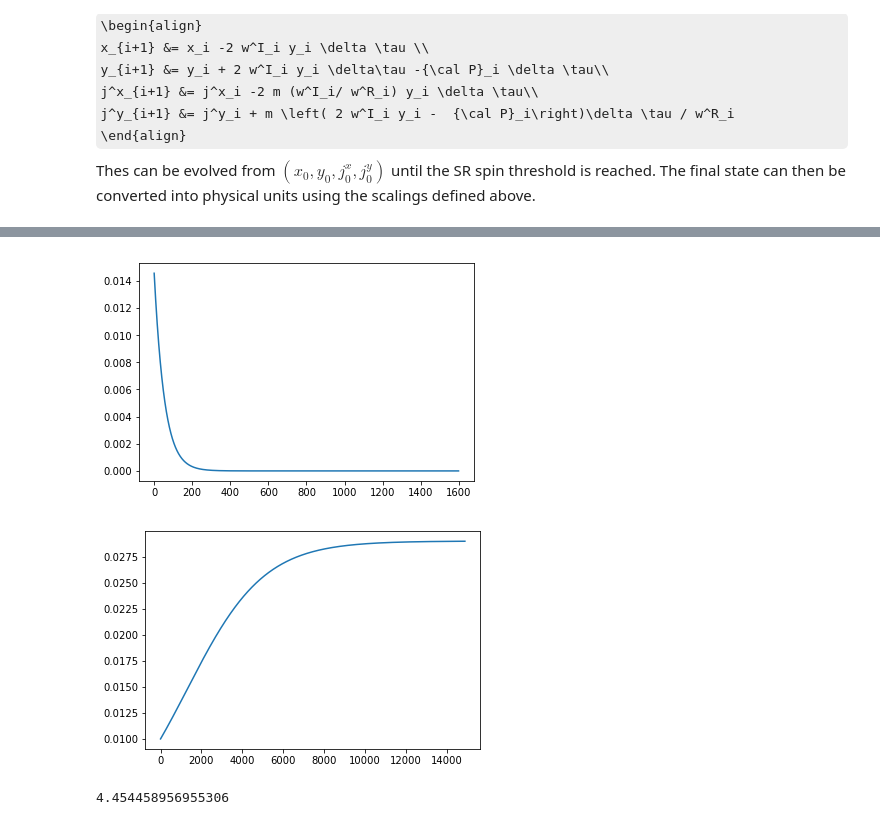
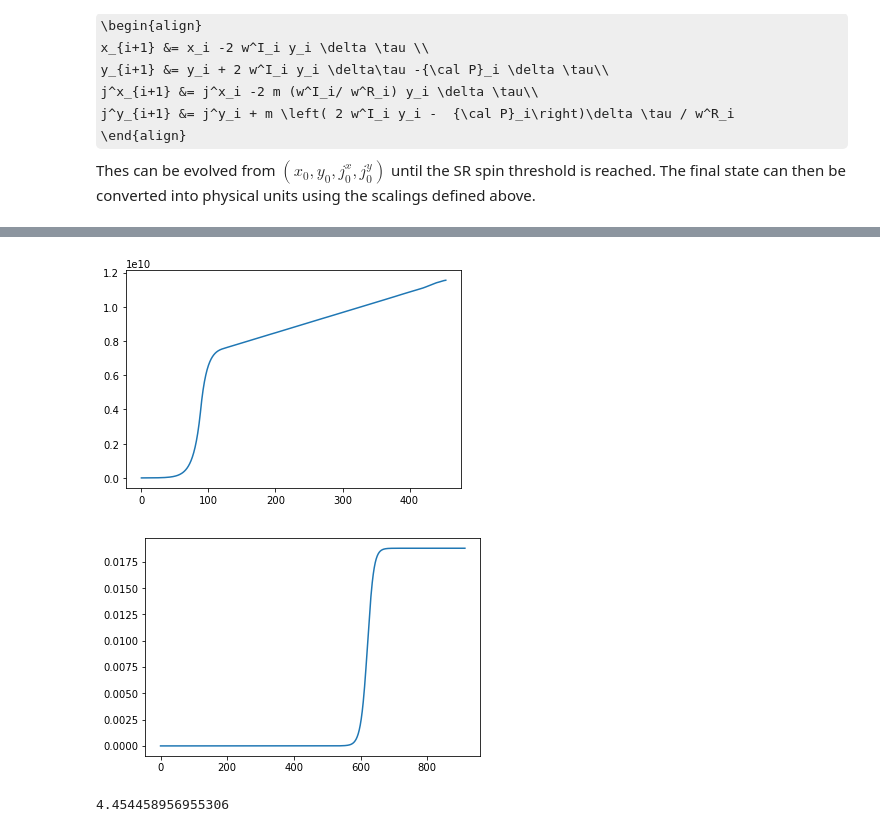
Before and after one commit to maxisi/gwaxion, a Jupyter notebook: examples/final_state_solver.ipynb, the cells around one changed output, grey strips where cells are left out. Cells and saved outputs as stored; diff of their text form; code cells hidden in the pictures; some formulas as TeX source.

```diff
--- a/examples/final_state_solver.ipynb
+++ b/examples/final_state_solver.ipynb
@@ -93,6 +93,7 @@ def evolve_bhb(bhb_0, y_0=1E-8, jy_0=1E-8, l=1, m=1, nr=0, dtau=None, max_steps=
     inv_wRs = [1./wR_0]
     wIs = [wI_0]
     Ps = [P_0]
+    time = [0]
 
     sr_conds = [get_sr_cond(x_0, jx_0, T0, epsilon, m=m)]
 
@@ -119,19 +120,26 @@ def evolve_bhb(bhb_0, y_0=1E-8, jy_0=1E-8, l=1, m=1, nr=0, dtau=None, max_steps=
         inv_wRs.append(inv_wR_new)
         wIs.append(wI_new)
         Ps.append(0)
+        time.append(time[i] + dtau)
         # compute SR condition
         sr_cond = get_sr_cond(x_new, jx_new, T0, epsilon, m=m)
         sr_conds.append(sr_cond)
-        if (sr_conds[i] - sr_cond < tolerance*sr_cond) and (sr_cond < tolerance*sr_conds[0]):
+#         if (sr_conds[i] - sr_cond < tolerance*sr_cond) and (sr_cond < tolerance*sr_conds[0]):
+#             break
+#         #print x_new, jx_new, sr_cond, bhb_new.is_superradiant(m)
+        frac_decrease = (sr_conds[i] - sr_cond)/float(sr_cond)
+        change_ratio = float(sr_cond) / sr_conds[0]
+        if frac_decrease < tolerance and (change_ratio < tolerance):
             break
-        #print x_new, jx_new, sr_cond, bhb_new.is_superradiant(m)
-    return bhb_new, tuple([np.array(l) for l in [xs, jxs, ys, jys, sr_conds]])
+        elif frac_decrease < 0.05:
+            dtau *= 1.1
+        elif frac_decrease > 0.05:
+            dtau *= 0.9
+
+    return bhb_new, tuple([np.array(l) for l in [xs, jxs, ys, jys, sr_conds, time]])
 # %%
-bhb = physics.BlackHoleBoson.from_parameters(m_bh=600, chi_bh=0.7, alpha=0.176, ev=True)
+bhb = physics.BlackHoleBoson.from_parameters(m_bh=60, chi_bh=0.7, alpha=0.001, ev=True)
 
-bhb_new, (xs, jxs, ys, jys, sr_conds) = evolve_bhb(bhb, y_0=2)
+bhb_new, (xs, jxs, ys, jys, sr_conds, time) = evolve_bhb(bhb)
 print bhb_new.bh.mass_msun, bhb_new.bh.chi
-
-bhb_new, (xs, jxs, ys, jys, sr_conds) = evolve_bhb(bhb, y_0=10)
-print bhb_new.bh.mass_msun, bhb_new.bh.chi
 # %% [output]
@@ -140,16 +153,15 @@ print bhb_new.bh.mass_msun, bhb_new.bh.chi
 # %%
 plt.figure()
-plt.plot(sr_conds)
-#plt.yscale('log')
+plt.plot(time)
 plt.show()
 # %% [output]
-[figure, old version]
+[figure, new version]
 # %%
 plt.figure()
 plt.plot(ys/xs)
 plt.show()
 # %% [output]
-[figure, old version]
+[figure, new version]
 # %%
 epsilon = 1./bhb.boson.omega
 T0 = physics.G_SI*bhb.bh.mass/physics.C_SI**3
```
Also changed, not shown: parts of 6 cells of this notebook, 2 other files.
